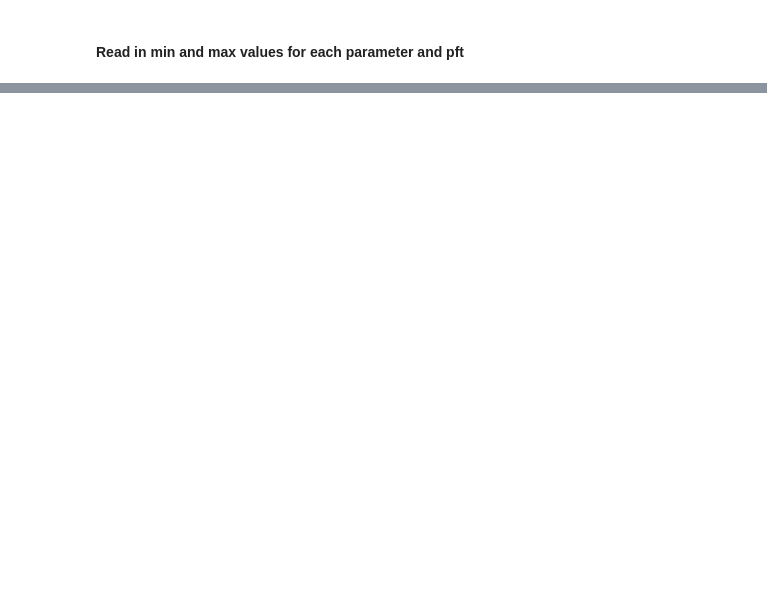
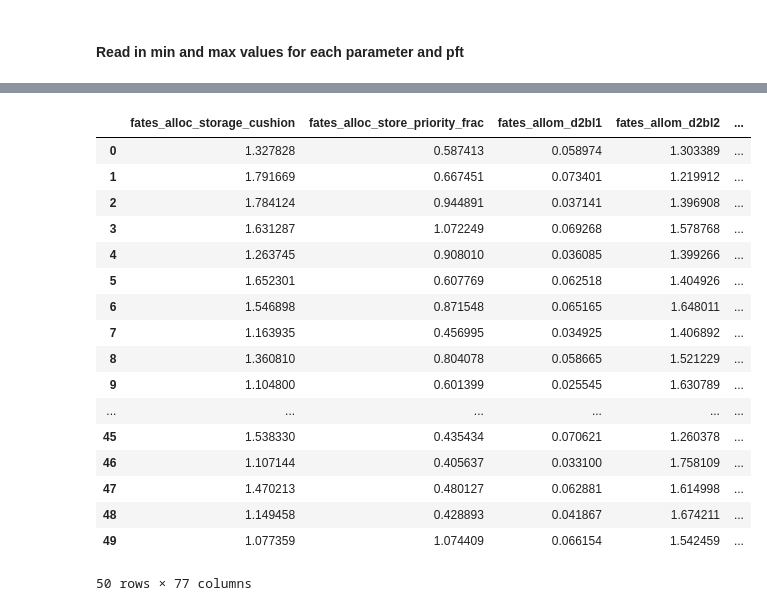
Before and after one commit to goose888/FATES_MRV, a Jupyter notebook: BCI_params.ipynb, the cells around one changed output, grey strips where cells are left out. Drawn from its saved outputs; the diff is of its cells as text; code cells hidden in the pictures; blank space fills up the shorter version.

Commit message:
Update BCI_param.

```diff
--- a/BCI_params.ipynb
+++ b/BCI_params.ipynb
@@ -24,8 +20,8 @@ random.seed(32)
 # %% [markdown]
 #### Read in min and max values for each parameter and pft
 # %%
-param_ranges_full = pd.read_csv('/global/homes/j/jneedham/DBEN/Parameter_files/BCI_ensemble_params_trimmed.csv')
-param_ranges = param_ranges_full[['param', 'value_min', 'value_max', 'pft', 'organ']]
+param_ranges_full = pd.read_csv('/global/homes/s/sshu3/FATES_MRV/parameter_file_sandbox/sr_ensemble_params.csv')
+param_ranges = param_ranges_full[['param', 'value_mean', 'value_min', 'value_max', 'pft', 'organ']]
 
 # number of parameters
 n_params = len(param_ranges)
@@ -41,5 +59,5 @@ print(param_ranges)
 # %%
-n_inst = 120
+n_inst = 1600
 
 sampler = qmc.LatinHypercube(d=n_params)
 sample = sampler.random(n=n_inst)
@@ -105,3 +170,24 @@ print(scaled_sample.shape)
 tmp = scaled_sample[0:50,:]
 
 df  = pd.DataFrame(data=tmp, columns = param_names)
+# %%
+df
+# %% [output]
+|  | fates_alloc_storage_cushion | fates_alloc_store_priority_frac | fates_allom_d2bl1 | fates_allom_d2bl2 | ... |
+| 0 | 1.327828 | 0.587413 | 0.058974 | 1.303389 | ... |
+| 1 | 1.791669 | 0.667451 | 0.073401 | 1.219912 | ... |
+| 2 | 1.784124 | 0.944891 | 0.037141 | 1.396908 | ... |
+| 3 | 1.631287 | 1.072249 | 0.069268 | 1.578768 | ... |
+| 4 | 1.263745 | 0.908010 | 0.036085 | 1.399266 | ... |
+| 5 | 1.652301 | 0.607769 | 0.062518 | 1.404926 | ... |
+| 6 | 1.546898 | 0.871548 | 0.065165 | 1.648011 | ... |
+| 7 | 1.163935 | 0.456995 | 0.034925 | 1.406892 | ... |
+| 8 | 1.360810 | 0.804078 | 0.058665 | 1.521229 | ... |
+| 9 | 1.104800 | 0.601399 | 0.025545 | 1.630789 | ... |
+| ... | ... | ... | ... | ... | ... |
+| 45 | 1.538330 | 0.435434 | 0.070621 | 1.260378 | ... |
+| 46 | 1.107144 | 0.405637 | 0.033100 | 1.758109 | ... |
+| 47 | 1.470213 | 0.480127 | 0.062881 | 1.614998 | ... |
+| 48 | 1.149458 | 0.428893 | 0.041867 | 1.674211 | ... |
+| 49 | 1.077359 | 1.074409 | 0.066154 | 1.542459 | ... |
+50 rows × 77 columns
```
Also changed, not shown: parts of 7 cells of this notebook.
